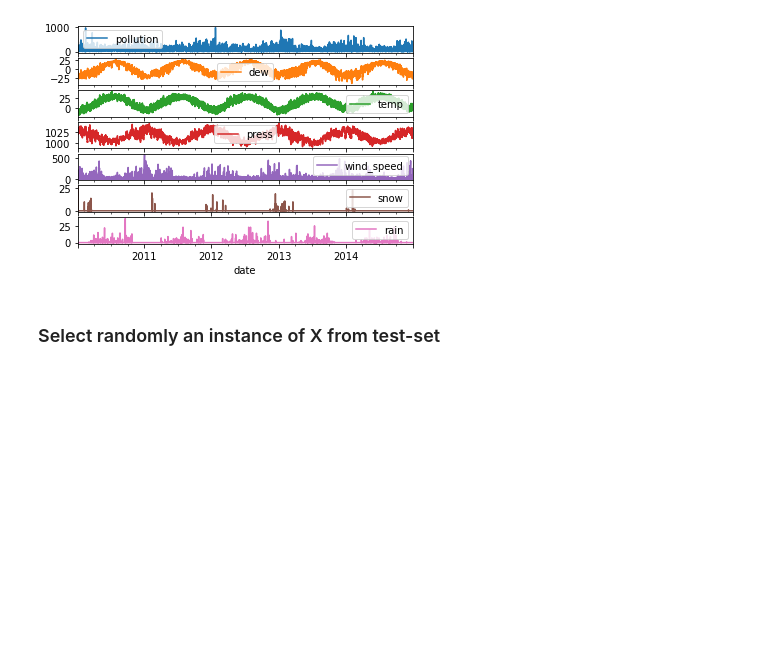
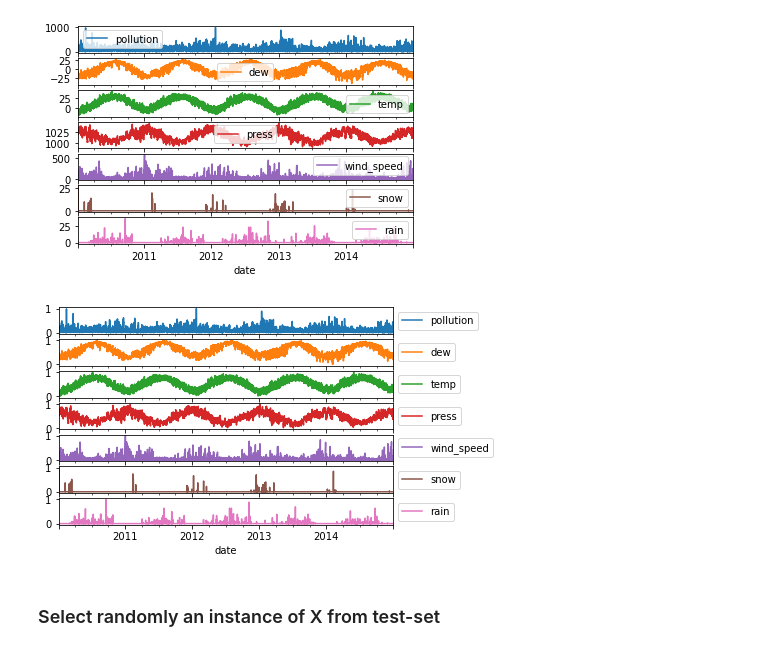
Before and after one commit to dungthuapps/tsx, a Jupyter notebook: notebooks/tsx-mts-async.ipynb, the cells around one changed output. Cells and saved outputs as stored; diff of their text form; code cells hidden in the pictures; blank space fills up the shorter version.

```diff
--- a/notebooks/tsx-mts-async.ipynb
+++ b/notebooks/tsx-mts-async.ipynb
@@ -78,5 +55,14 @@ array([<AxesSubplot:xlabel='date'>, <AxesSubplot:xlabel='date'>,
        <AxesSubplot:xlabel='date'>, <AxesSubplot:xlabel='date'>,
        <AxesSubplot:xlabel='date'>], dtype=object)
 [figure]
+# %%
+# Normalize data
+df_norm = df.copy()
+df_norm[independents] = x_scaler.transform(df[independents].values)
+df_norm[dependent] = y_scaler.transform(df[dependent].values.reshape(-1, 1))
+_df = df_norm.loc[:, df_norm.columns != 'wind_direction']
+plt_x_instance(_df)
+# %% [output]
+[figure, added]
 # %% [markdown]
 ### Select randomly an instance of X from test-set
```
Also changed, not shown: parts of 30 cells of this notebook, 2 other files.
